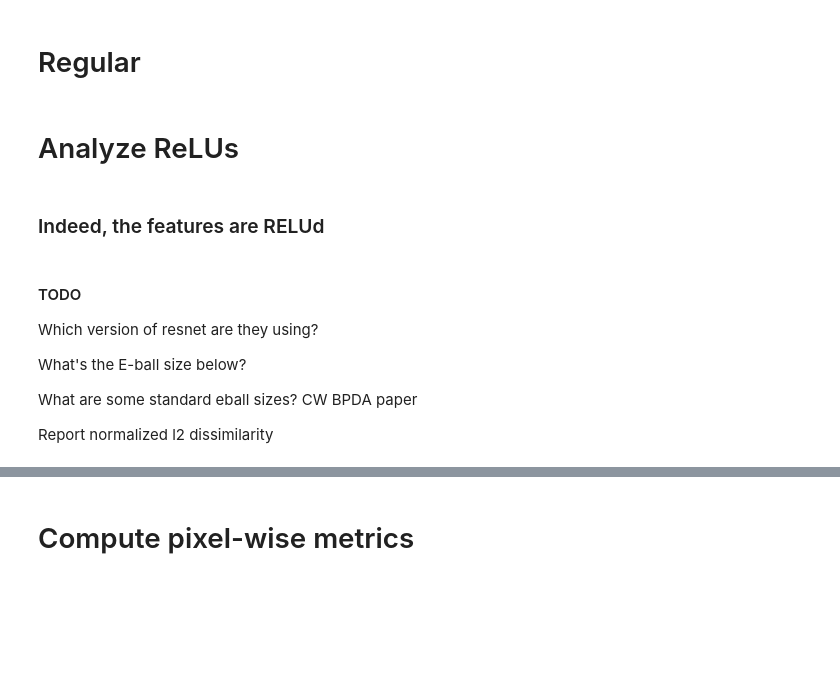
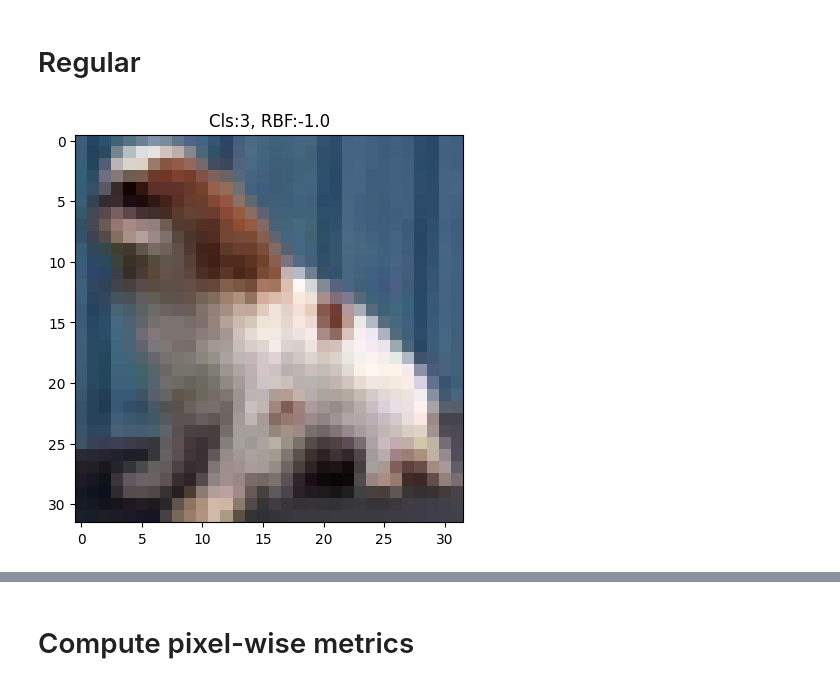
Before and after one commit to zainsarwar865/SparseDNNs, a Jupyter notebook: analysis.ipynb, the cells around one changed output, grey strips where cells are left out. Cells and saved outputs as stored; diff of their text form; code cells hidden in the pictures; blank space fills up the shorter version.

Commit message:
Good clean version

```diff
--- a/analysis.ipynb
+++ b/analysis.ipynb
@@ -81,2 +125,2 @@ with open(images_benign_base, 'rb') as in_file:
 # %%
-idx = 6
+idx = 78
@@ -90,2 +126,0 @@ imshow(images_benign_base[0][idx], title=images_benign_base[1][idx].item())
-# %% [markdown]
-# Analyze ReLUs
@@ -103,11 +127,5 @@ features = load_data(features_path, -1)
-# %% [markdown]
-### Indeed, the features are RELUd
-# %% [markdown]
-#### TODO
-Which version of resnet are they using?
-
-What's the E-ball size below?
-
-What are some standard eball sizes? CW BPDA paper
-
-Report normalized l2 dissimilarity
+# %%
+title = f'Cls:{pred_labels_base[idx]}, RBF:{pred_labels_base_rbf[idx]}'
+imshow(images_cw_base[0][idx], title=title)
+# %% [output]
+[figure, added]
```
Also changed, not shown: parts of 73 cells of this notebook, 12 other files.
